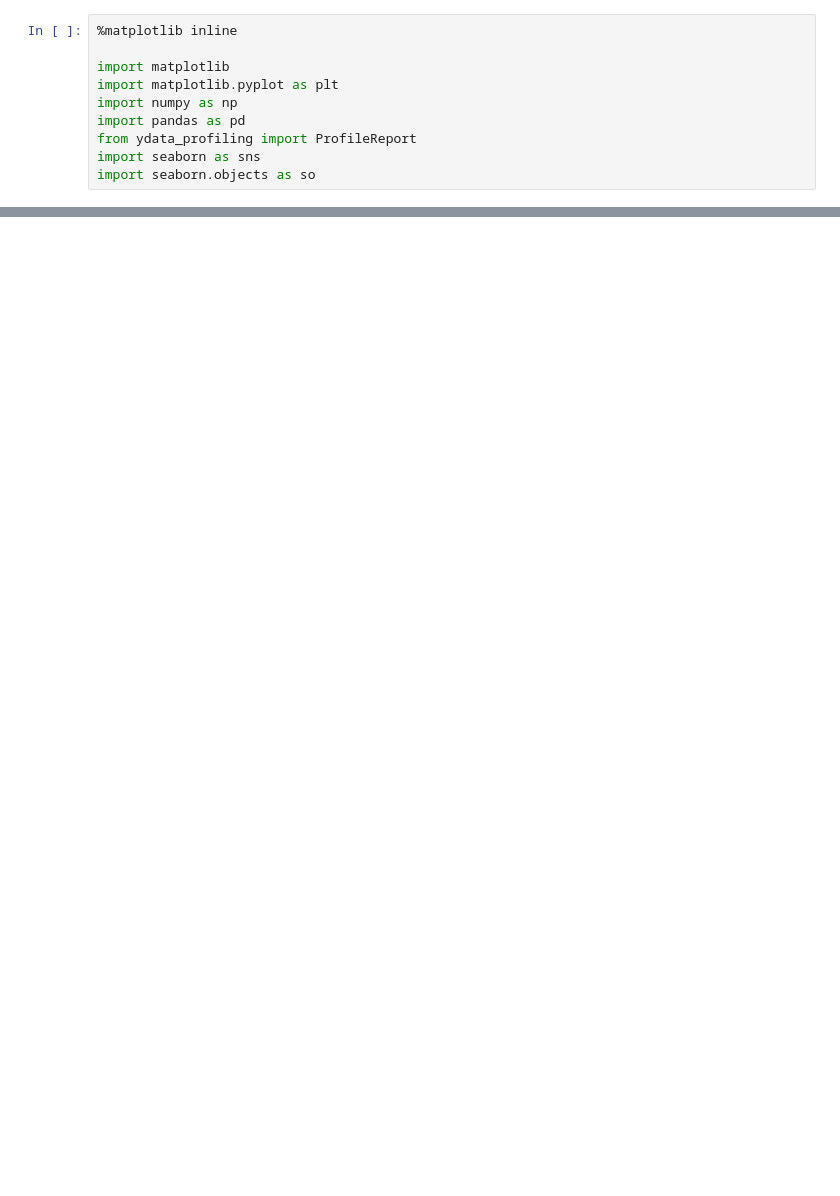
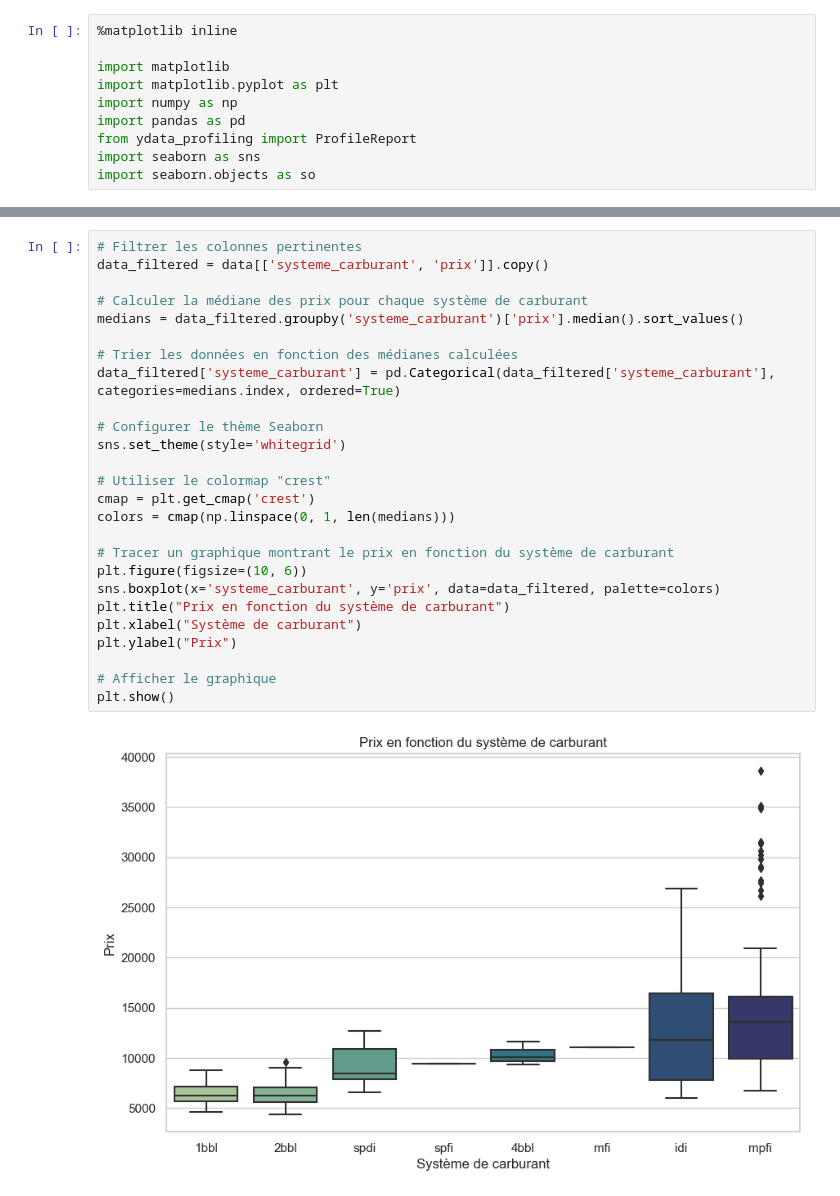
Before and after one commit to Arnaudvila/brief_voiture, a Jupyter notebook: 3_Analysis.ipynb, the cells around one changed output, grey strips where cells are left out. Saved outputs shown, nothing was run; the diff lists cells and outputs as text; blank space fills up the shorter version.

```diff
--- a/3_Analysis.ipynb
+++ b/3_Analysis.ipynb
@@ -53,0 +55,28 @@ plt.show()
+# %%
+# Filtrer les colonnes pertinentes
+data_filtered = data[['systeme_carburant', 'prix']].copy()
+
+# Calculer la médiane des prix pour chaque système de carburant
+medians = data_filtered.groupby('systeme_carburant')['prix'].median().sort_values()
+
+# Trier les données en fonction des médianes calculées
+data_filtered['systeme_carburant'] = pd.Categorical(data_filtered['systeme_carburant'], categories=medians.index, ordered=True)
+
+# Configurer le thème Seaborn
+sns.set_theme(style='whitegrid')
+
+# Utiliser le colormap "crest"
+cmap = plt.get_cmap('crest')
+colors = cmap(np.linspace(0, 1, len(medians)))
+
+# Tracer un graphique montrant le prix en fonction du système de carburant
+plt.figure(figsize=(10, 6))
+sns.boxplot(x='systeme_carburant', y='prix', data=data_filtered, palette=colors)
+plt.title("Prix en fonction du système de carburant")
+plt.xlabel("Système de carburant")
+plt.ylabel("Prix")
+
+# Afficher le graphique
+plt.show()
+# %% [output]
+[figure, added]
```
Also changed, not shown: parts of 2 cells of this notebook.
